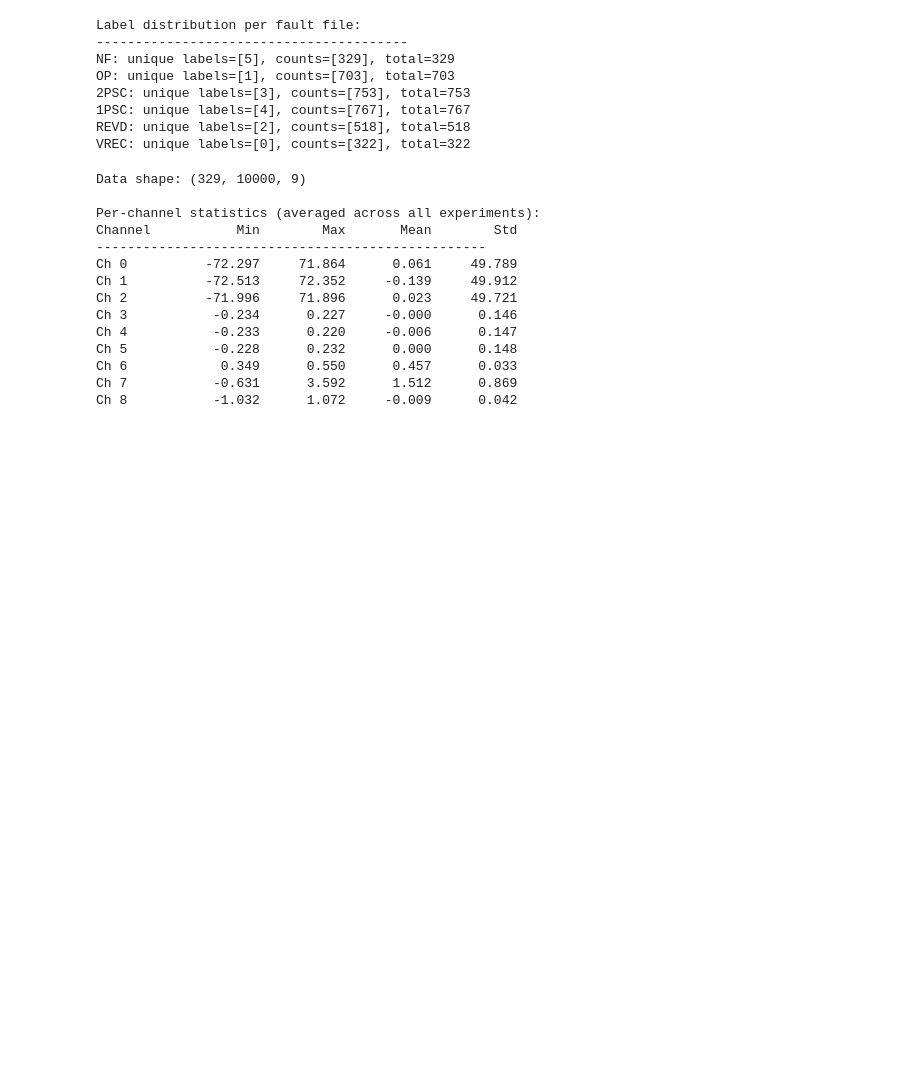
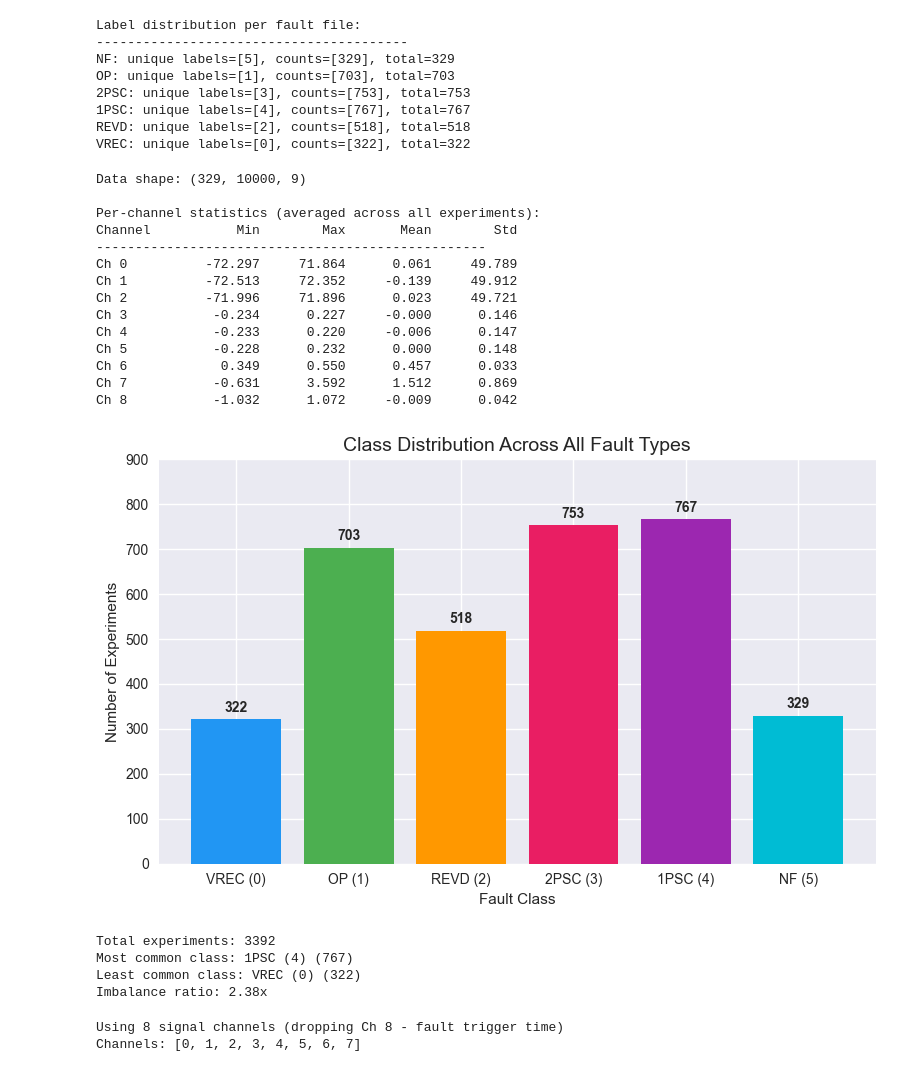
Before and after one commit to dante-jpg2003/Motor_Fault_Detection, a Jupyter notebook: notebooks/01_eda.ipynb, the cells around one changed output. Saved outputs shown, nothing was run; the diff lists cells and outputs as text; code cells hidden in the pictures; blank space fills up the shorter version.

Commit message:
complete EDA notebook with signal analysis and windowing strategy

```diff
--- a/notebooks/01_eda.ipynb
+++ b/notebooks/01_eda.ipynb
@@ -105,3 +105,65 @@ Ch 5           -0.228      0.232      0.000      0.148
 Ch 6            0.349      0.550      0.457      0.033
 Ch 7           -0.631      3.592      1.512      0.869
 Ch 8           -1.032      1.072     -0.009      0.042
+# %%
+# Visualise class balance
+class_counts = {
+    'VREC (0)': 322,
+    'OP (1)':   703,
+    'REVD (2)': 518,
+    '2PSC (3)': 753,
+    '1PSC (4)': 767,
+    'NF (5)':   329
+}
+
+fig, ax = plt.subplots(figsize=(8, 5))
+bars = ax.bar(class_counts.keys(), class_counts.values(),
+              color=['#2196F3', '#4CAF50', '#FF9800', '#E91E63', '#9C27B0', '#00BCD4'])
+
+# Add count labels on top of bars
+for bar, count in zip(bars, class_counts.values()):
+    ax.text(bar.get_x() + bar.get_width()/2, bar.get_height() + 10,
+            str(count), ha='center', va='bottom', fontweight='bold')
+
+ax.set_title('Class Distribution Across All Fault Types', fontsize=14)
+ax.set_xlabel('Fault Class')
+ax.set_ylabel('Number of Experiments')
+ax.set_ylim(0, 900)
+
+plt.tight_layout()
+plt.savefig('../results/figures/class_distribution.png', dpi=150)
+plt.show()
+
+total = sum(class_counts.values())
+print(f"\nTotal experiments: {total}")
+print(f"Most common class: {max(class_counts, key=class_counts.get)} ({max(class_counts.values())})")
+print(f"Least common class: {min(class_counts, key=class_counts.get)} ({min(class_counts.values())})")
+print(f"Imbalance ratio: {max(class_counts.values())/min(class_counts.values()):.2f}x")
+# %% [output]
+[figure, added]
+Total experiments: 3392
+Most common class: 1PSC (4) (767)
+Least common class: VREC (0) (322)
+Imbalance ratio: 2.38x
+# %%
+# Final channel map
+channel_names = [
+    'Stator Voltage A',    # Ch 0
+    'Stator Voltage B',    # Ch 1
+    'Stator Voltage C',    # Ch 2
+    'Stator Current A',    # Ch 3
+    'Stator Current B',    # Ch 4
+    'Stator Current C',    # Ch 5
+    'Rotor Current',       # Ch 6
+    'Rotor Speed',         # Ch 7
+]
+
+# Ch 8 is fault trigger timestamp — excluded to prevent data leakage
+SIGNAL_CHANNELS = list(range(8))  # only use channels 0-7
+NUM_CHANNELS = len(SIGNAL_CHANNELS)
+
+print(f"Using {NUM_CHANNELS} signal channels (dropping Ch 8 - fault trigger time)")
+print(f"Channels: {SIGNAL_CHANNELS}")
+# %% [output]
+Using 8 signal channels (dropping Ch 8 - fault trigger time)
+Channels: [0, 1, 2, 3, 4, 5, 6, 7]
```
Also changed, not shown: parts of 6 cells of this notebook, 5 other files.
